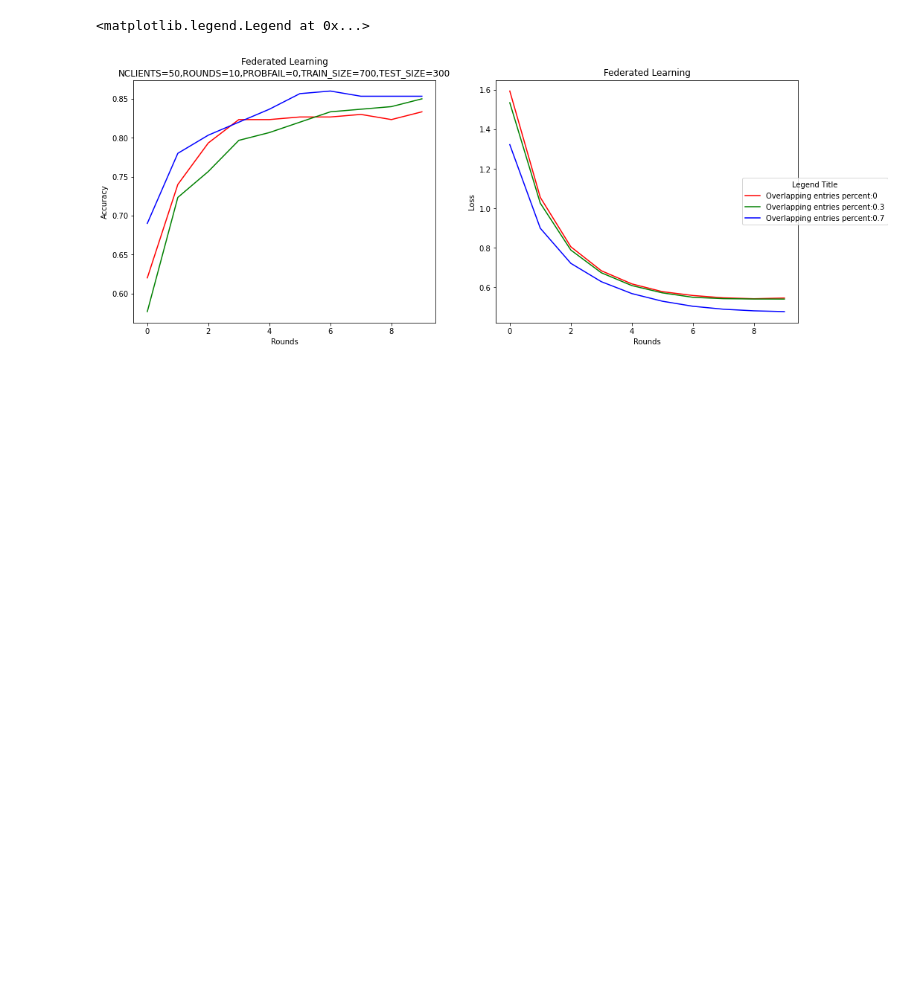
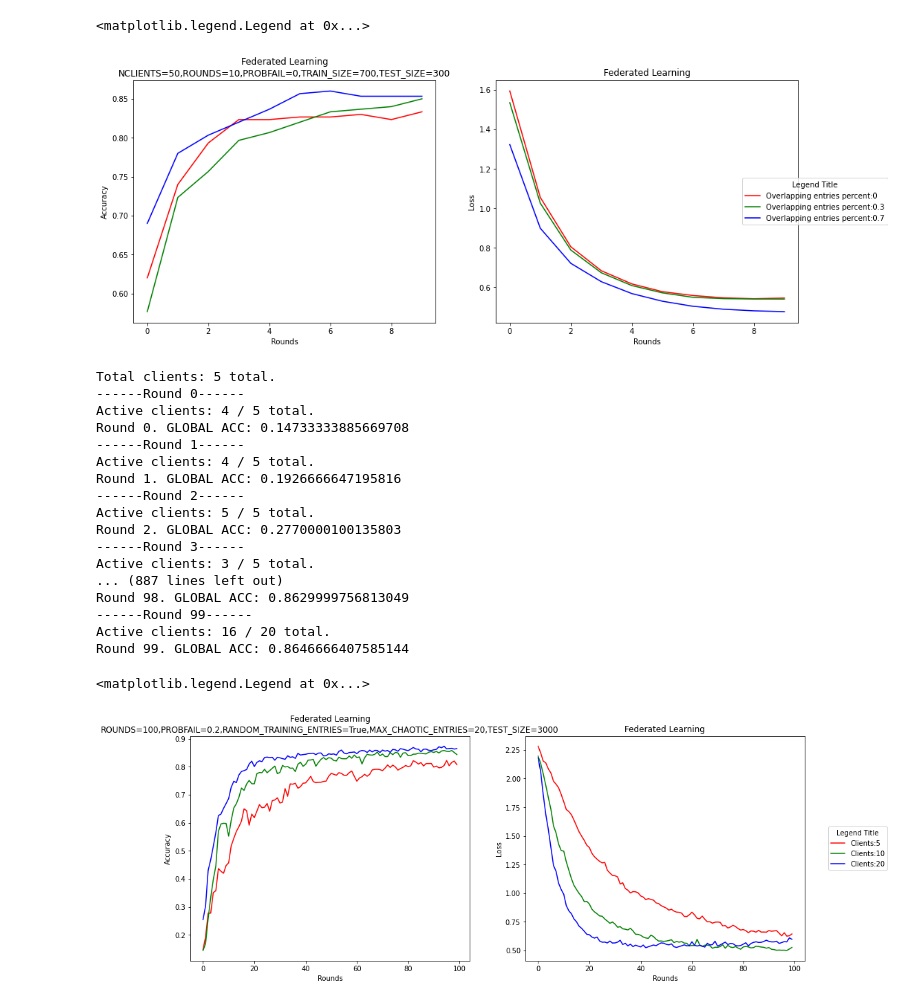
Before and after one commit to lucastsc/FL, a Jupyter notebook: FL2.ipynb, the cells around one changed output. Saved outputs shown, nothing was run; the diff lists cells and outputs as text; code cells hidden in the pictures; blank space fills up the shorter version.

Commit message:
info: add more plot

```diff
--- a/FL2.ipynb
+++ b/FL2.ipynb
@@ -486,6 +486,57 @@ Active clients: 50 / 50 total.
 Round 9. GLOBAL ACC: 0.8533333539962769
 <matplotlib.legend.Legend at 0x...>
 [figure]
+# %%
+with tf.device('/GPU:0'):
+    r1, ga1, gl1 = FL(NCLIENTS=5,ROUNDS=100,PROBFAIL=0.2,OVERLAPPING_ENTRIES_PERCENT=0,RANDOM_TRAINING_ENTRIES=True,MAX_CHAOTIC_ENTRIES=20,TRAIN_SIZE=700,TEST_SIZE=3000)
+    r2, ga2, gl2 = FL(NCLIENTS=10,ROUNDS=100,PROBFAIL=0.2,OVERLAPPING_ENTRIES_PERCENT=0,RANDOM_TRAINING_ENTRIES=True,MAX_CHAOTIC_ENTRIES=20,TRAIN_SIZE=700,TEST_SIZE=3000)
+    r3, ga3, gl3 = FL(NCLIENTS=20,ROUNDS=100,PROBFAIL=0.2,OVERLAPPING_ENTRIES_PERCENT=0,RANDOM_TRAINING_ENTRIES=True,MAX_CHAOTIC_ENTRIES=20,TRAIN_SIZE=700,TEST_SIZE=3000)
+
+
+fig, axs = plt.subplots(1,2, figsize=(16,6))
+line_labels = ['Clients:5','Clients:10','Clients:20']
+
+axs[0].title.set_text(f'Federated Learning\nROUNDS=100,PROBFAIL=0.2,RANDOM_TRAINING_ENTRIES=True,MAX_CHAOTIC_ENTRIES=20,TEST_SIZE=3000')
+axs[0].set_xlabel('Rounds')
+axs[0].set_ylabel('Accuracy')
+l1 = axs[0].plot(r1,ga1, color='red')[0]
+l2 = axs[0].plot(r2,ga2, color='green')[0]
+l3 = axs[0].plot(r3,ga3, color='blue')[0]
+
+axs[1].title.set_text(f'Federated Learning')
+axs[1].set_xlabel('Rounds')
+axs[1].set_ylabel('Loss')
+l1 = axs[1].plot(r1,gl1, color='red')[0]
+l2 = axs[1].plot(r2,gl2, color='green')[0]
+l3 = axs[1].plot(r3,gl3, color='blue')[0]
+
+# Create the legend
+fig.legend([l1, l2, l3],     # The line objects
+           labels=line_labels,   # The labels for each line
+           loc="center right",   # Position of legend
+           borderaxespad=0.1,    # Small spacing around legend box
+           title="Legend Title"  # Title for the legend
+           )
+# %% [output]
+Total clients: 5 total.
+------Round 0------
+Active clients: 4 / 5 total.
+Round 0. GLOBAL ACC: 0.14733333885669708
+------Round 1------
+Active clients: 4 / 5 total.
+Round 1. GLOBAL ACC: 0.1926666647195816
+------Round 2------
+Active clients: 5 / 5 total.
+Round 2. GLOBAL ACC: 0.2770000100135803
+------Round 3------
+Active clients: 3 / 5 total.
+... (887 lines left out)
+Round 98. GLOBAL ACC: 0.8629999756813049
+------Round 99------
+Active clients: 16 / 20 total.
+Round 99. GLOBAL ACC: 0.8646666407585144
+<matplotlib.legend.Legend at 0x...>
+[figure, added]
 # %%
 # m1 = Sequential()
 # m1.add(Dense(units=32, activation='relu', input_dim=784))
```
